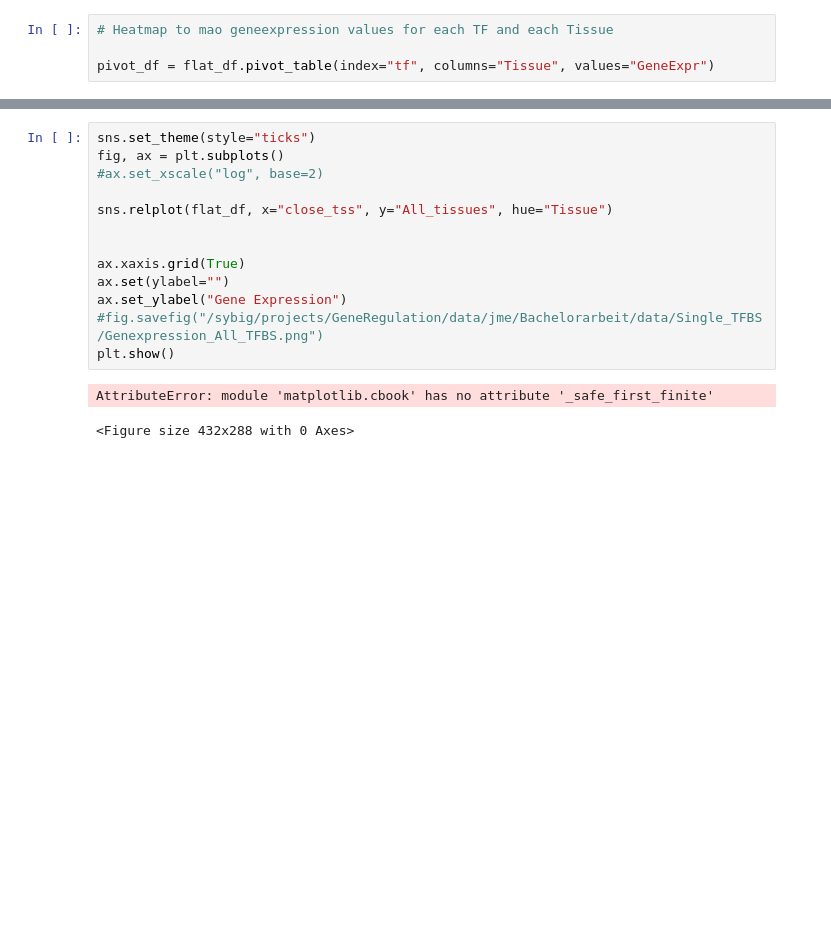
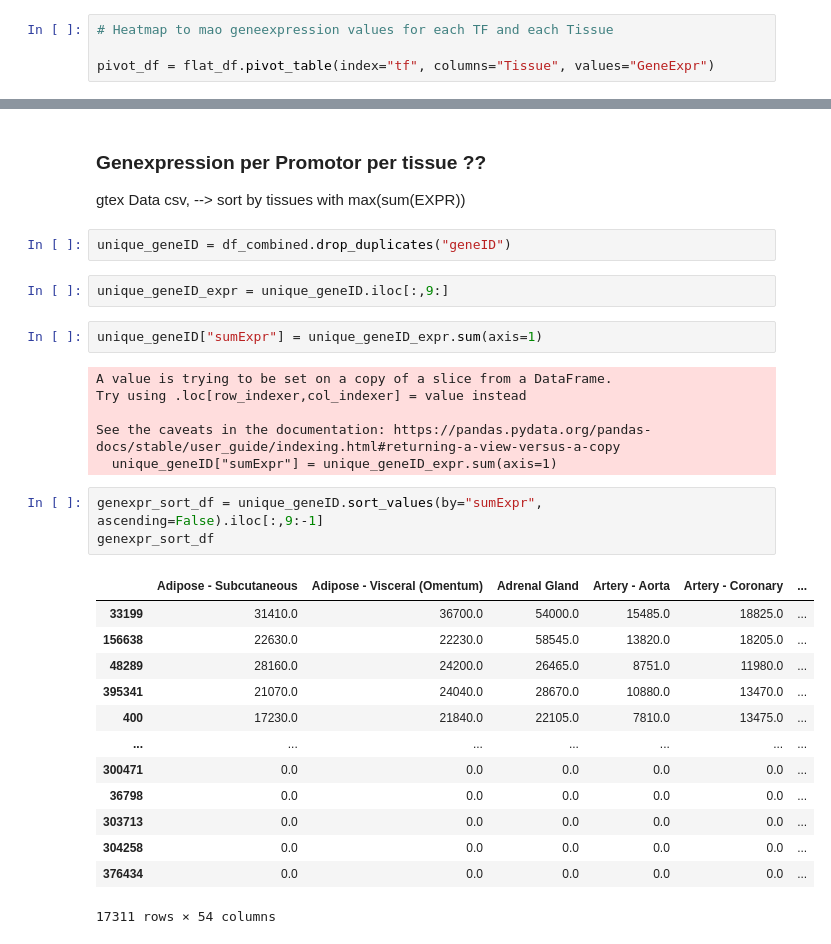
Before and after one commit to JulianMeigen/Bachelor, a Jupyter notebook: E_Single_TFBS/Genexpr_seaborn.ipynb, the cells around one changed output, grey strips where cells are left out. Cells and saved outputs as stored; diff of their text form; blank space fills up the shorter version.

```diff
--- a/E_Single_TFBS/Genexpr_seaborn.ipynb
+++ b/E_Single_TFBS/Genexpr_seaborn.ipynb
@@ -134,16 +134,33 @@ plt.show()
-# %%
-sns.set_theme(style="ticks")
-fig, ax = plt.subplots()
-#ax.set_xscale("log", base=2)
-
-sns.relplot(flat_df, x="close_tss", y="All_tissues", hue="Tissue")
-
-
-ax.xaxis.grid(True)
-ax.set(ylabel="")
-ax.set_ylabel("Gene Expression")
-#fig.savefig("/sybig/projects/GeneRegulation/data/jme/Bachelorarbeit/data/Single_TFBS/Genexpression_All_TFBS.png")
-plt.show()
-# %% [output]
-AttributeError: module 'matplotlib.cbook' has no attribute '_safe_first_finite'
-<Figure size 432x288 with 0 Axes>
+# %% [markdown]
+### Genexpression per Promotor per tissue ??
+
+gtex Data csv, --> sort by tissues with max(sum(EXPR))
+# %%
+unique_geneID = df_combined.drop_duplicates("geneID")
+# %%
+unique_geneID_expr = unique_geneID.iloc[:,9:]
+# %%
+unique_geneID["sumExpr"] = unique_geneID_expr.sum(axis=1)
+# %% [output]
+A value is trying to be set on a copy of a slice from a DataFrame.
+Try using .loc[row_indexer,col_indexer] = value instead
+
+See the caveats in the documentation: https://pandas.pydata.org/pandas-docs/stable/user_guide/indexing.html#returning-a-view-versus-a-copy
+  unique_geneID["sumExpr"] = unique_geneID_expr.sum(axis=1)
+# %%
+genexpr_sort_df = unique_geneID.sort_values(by="sumExpr", ascending=False).iloc[:,9:-1]
+genexpr_sort_df
+# %% [output]
+|  | Adipose - Subcutaneous | Adipose - Visceral (Omentum) | Adrenal Gland | Artery - Aorta | Artery - Coronary | ... |
+| 33199 | 31410.0 | 36700.0 | 54000.0 | 15485.0 | 18825.0 | ... |
+| 156638 | 22630.0 | 22230.0 | 58545.0 | 13820.0 | 18205.0 | ... |
+| 48289 | 28160.0 | 24200.0 | 26465.0 | 8751.0 | 11980.0 | ... |
+| 395341 | 21070.0 | 24040.0 | 28670.0 | 10880.0 | 13470.0 | ... |
+| 400 | 17230.0 | 21840.0 | 22105.0 | 7810.0 | 13475.0 | ... |
+| ... | ... | ... | ... | ... | ... | ... |
+| 300471 | 0.0 | 0.0 | 0.0 | 0.0 | 0.0 | ... |
+| 36798 | 0.0 | 0.0 | 0.0 | 0.0 | 0.0 | ... |
+| 303713 | 0.0 | 0.0 | 0.0 | 0.0 | 0.0 | ... |
+| 304258 | 0.0 | 0.0 | 0.0 | 0.0 | 0.0 | ... |
+| 376434 | 0.0 | 0.0 | 0.0 | 0.0 | 0.0 | ... |
+17311 rows × 54 columns
```
Also changed, not shown: parts of 3 cells of this notebook.
